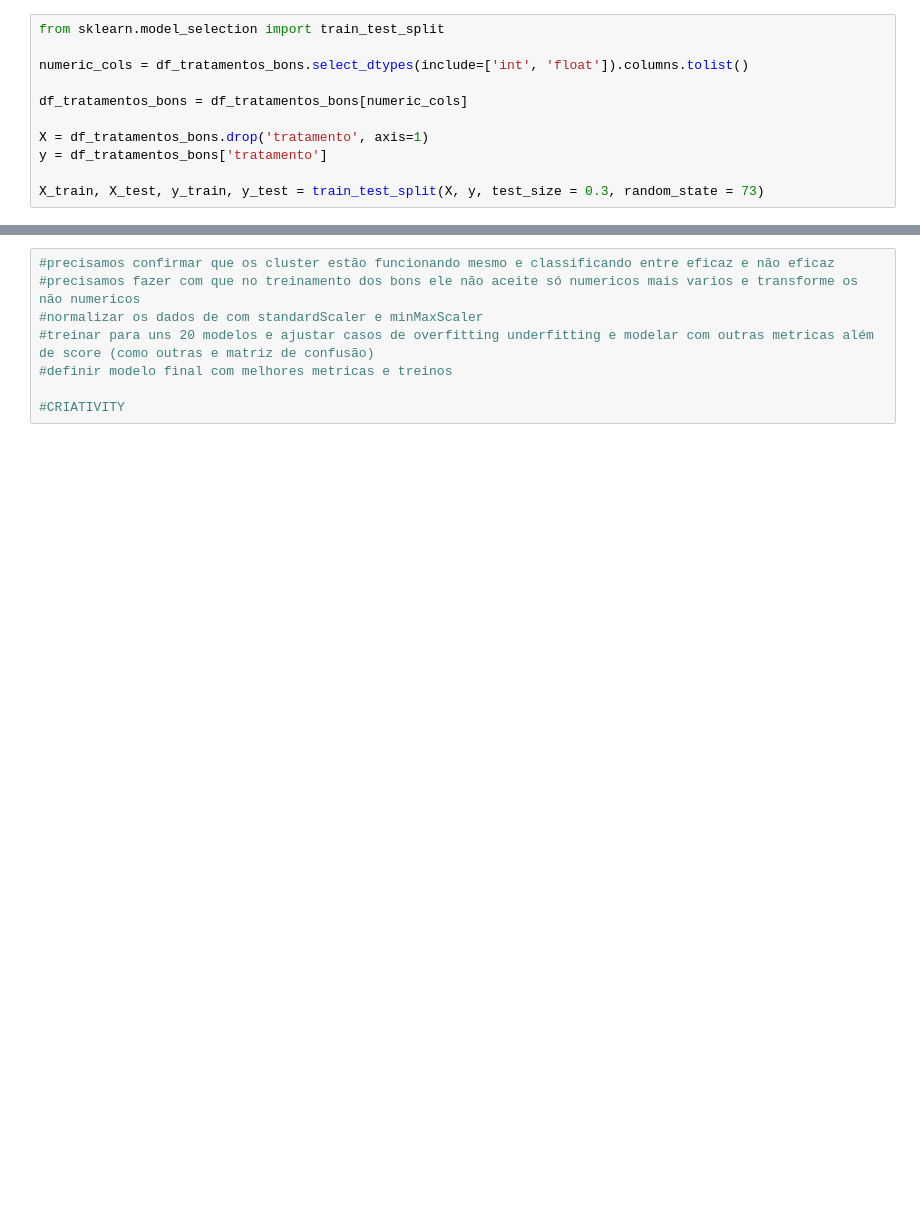
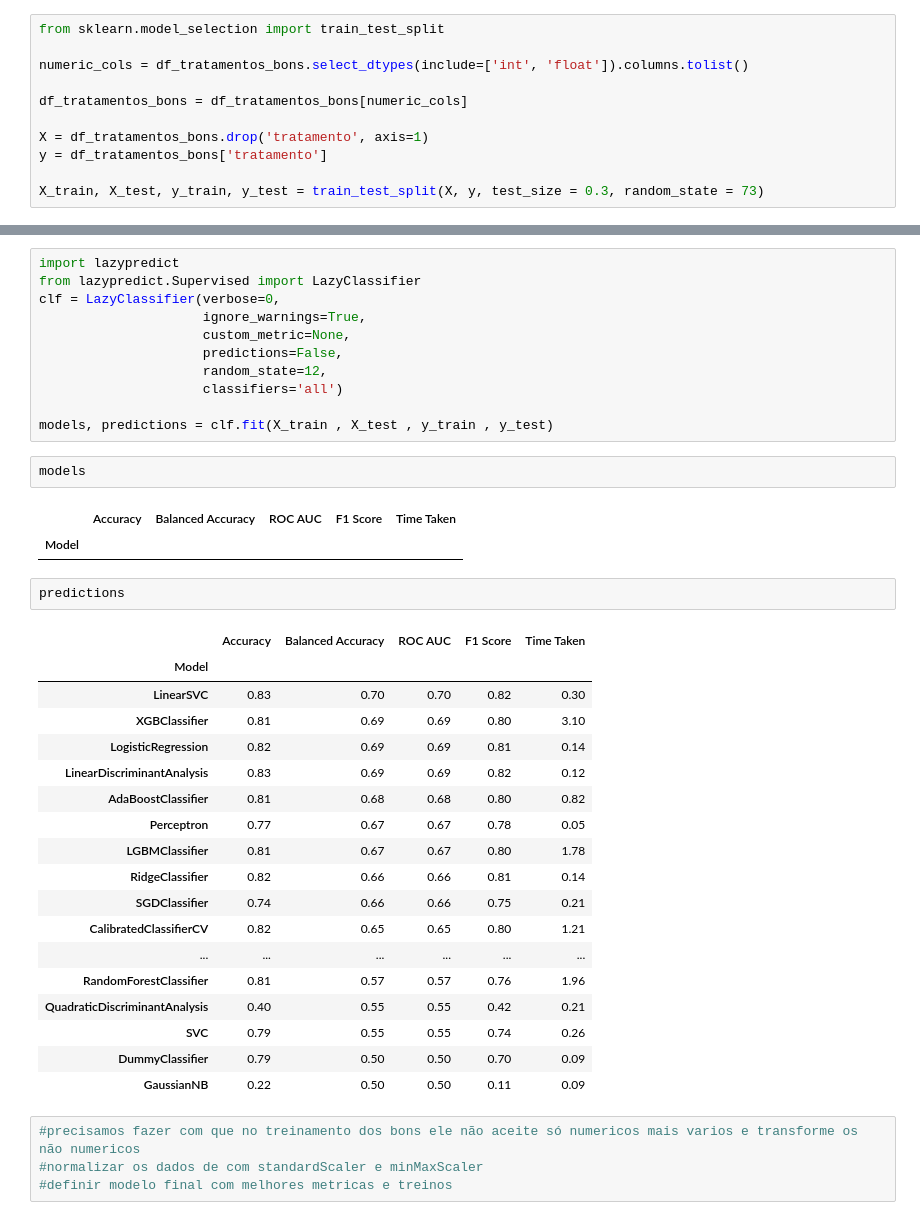
Before and after one commit to 2023M3T5-Inteli/grupo1, a Jupyter notebook: notebooks/GenesisII.ipynb, the cells around one changed output, grey strips where cells are left out. Saved outputs shown, nothing was run; the diff lists cells and outputs as text; blank space fills up the shorter version.

Commit message:
feat(): Changing code in Nightly_Predictive_Model and Genesis

```diff
--- a/notebooks/GenesisII.ipynb
+++ b/notebooks/GenesisII.ipynb
@@ -79,8 +171,41 @@ print(model.score(X_test, y_test))
+# %%
+import lazypredict
+from lazypredict.Supervised import LazyClassifier
+clf = LazyClassifier(verbose=0,
+                     ignore_warnings=True,
+                     custom_metric=None,
+                     predictions=False,
+                     random_state=12,
+                     classifiers='all')
+
+models, predictions = clf.fit(X_train , X_test , y_train , y_test)
+# %%
+models
+# %% [output]
+|  | Accuracy | Balanced Accuracy | ROC AUC | F1 Score | Time Taken |
+| Model |  |  |  |  |  |
+# %%
+predictions
+# %% [output]
+|  | Accuracy | Balanced Accuracy | ROC AUC | F1 Score | Time Taken |
+| Model |  |  |  |  |  |
+| LinearSVC | 0.83 | 0.70 | 0.70 | 0.82 | 0.30 |
+| XGBClassifier | 0.81 | 0.69 | 0.69 | 0.80 | 3.10 |
+| LogisticRegression | 0.82 | 0.69 | 0.69 | 0.81 | 0.14 |
+| LinearDiscriminantAnalysis | 0.83 | 0.69 | 0.69 | 0.82 | 0.12 |
+| AdaBoostClassifier | 0.81 | 0.68 | 0.68 | 0.80 | 0.82 |
+| Perceptron | 0.77 | 0.67 | 0.67 | 0.78 | 0.05 |
+| LGBMClassifier | 0.81 | 0.67 | 0.67 | 0.80 | 1.78 |
+| RidgeClassifier | 0.82 | 0.66 | 0.66 | 0.81 | 0.14 |
+| SGDClassifier | 0.74 | 0.66 | 0.66 | 0.75 | 0.21 |
+| CalibratedClassifierCV | 0.82 | 0.65 | 0.65 | 0.80 | 1.21 |
+| ... | ... | ... | ... | ... | ... |
+| RandomForestClassifier | 0.81 | 0.57 | 0.57 | 0.76 | 1.96 |
+| QuadraticDiscriminantAnalysis | 0.40 | 0.55 | 0.55 | 0.42 | 0.21 |
+| SVC | 0.79 | 0.55 | 0.55 | 0.74 | 0.26 |
+| DummyClassifier | 0.79 | 0.50 | 0.50 | 0.70 | 0.09 |
+| GaussianNB | 0.22 | 0.50 | 0.50 | 0.11 | 0.09 |
 # %%
-#precisamos confirmar que os cluster estão funcionando mesmo e classificando entre eficaz e não eficaz
 #precisamos fazer com que no treinamento dos bons ele não aceite só numericos mais varios e transforme os não numericos
 #normalizar os dados de com standardScaler e minMaxScaler
-#treinar para uns 20 modelos e ajustar casos de overfitting underfitting e modelar com outras metricas além de score (como outras e matriz de confusão)
 #definir modelo final com melhores metricas e treinos
-
-#CRIATIVITY
```
Also changed, not shown: parts of 17 cells of this notebook, 1 other file.
